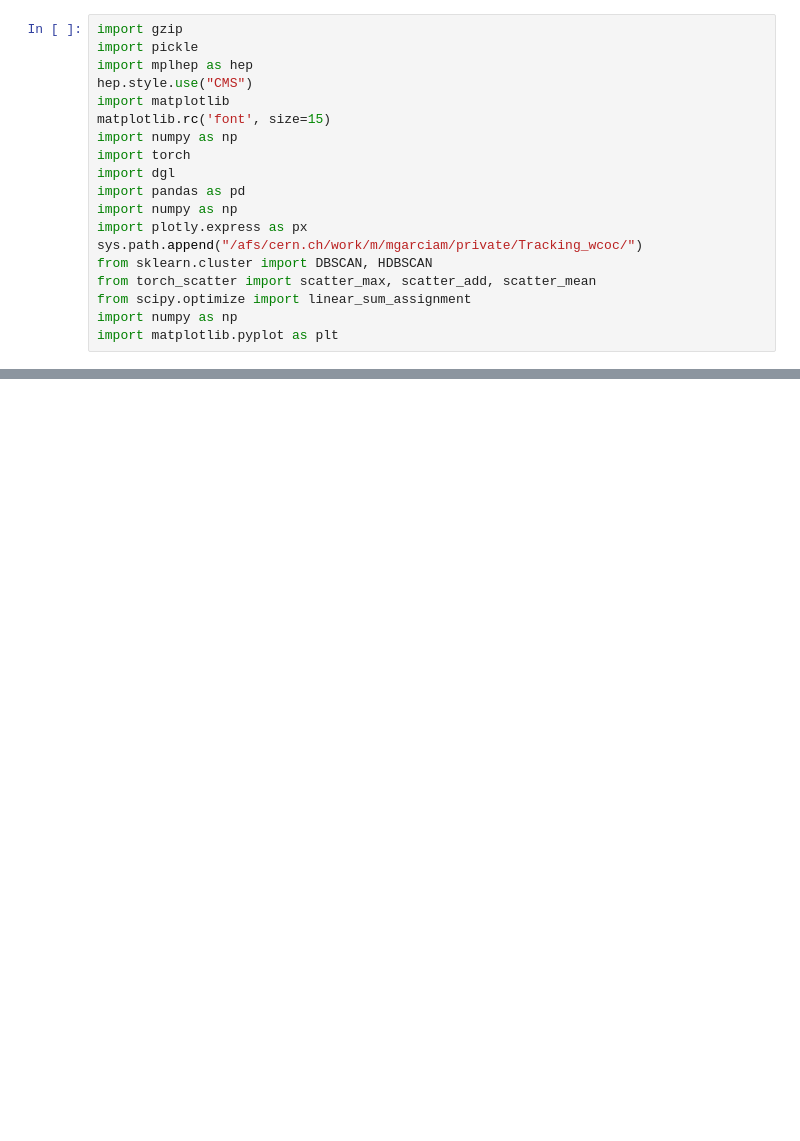
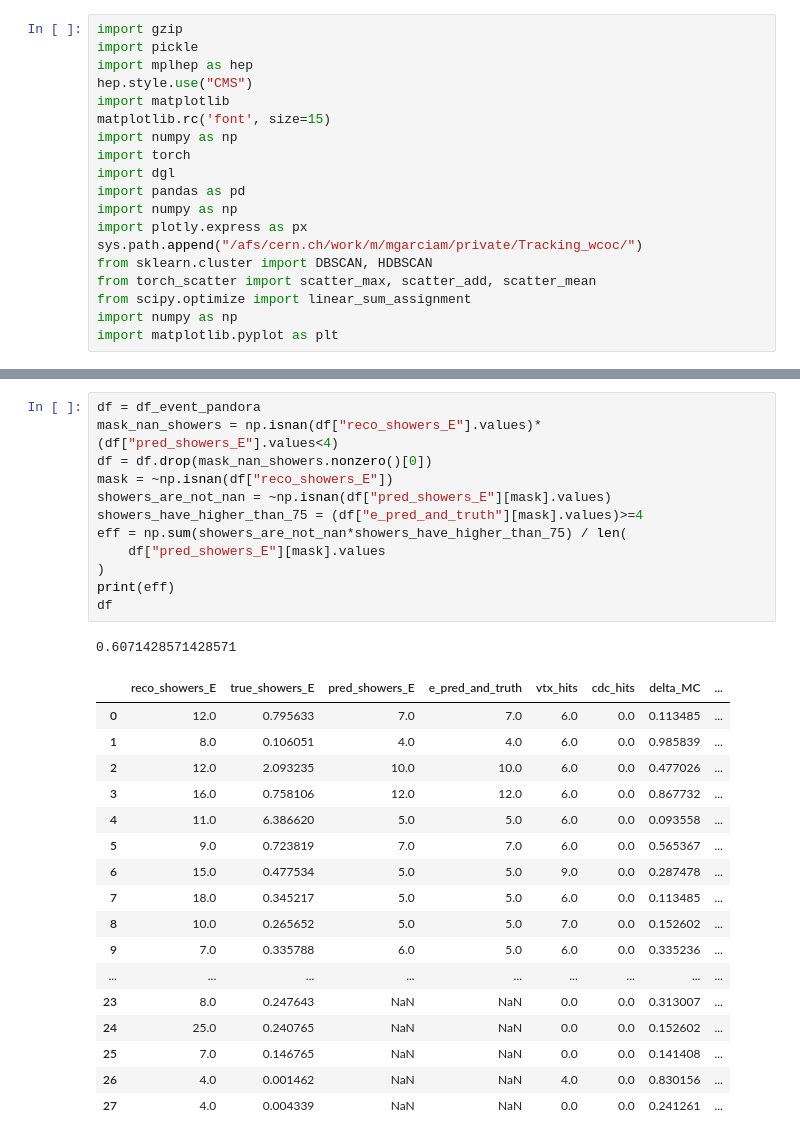
Before and after one commit to doloresgarcia/Tracking_DC, a Jupyter notebook: notebook/3_inference_examples.ipynb, the cells around one changed output, grey strips where cells are left out. Saved outputs shown, nothing was run; the diff lists cells and outputs as text; blank space fills up the shorter version.

```diff
--- a/notebook/3_inference_examples.ipynb
+++ b/notebook/3_inference_examples.ipynb
@@ -610,0 +194,31 @@ def store_image(label=False, cluster = False, pandora = False):
+# %%
+df = df_event_pandora
+mask_nan_showers = np.isnan(df["reco_showers_E"].values)*(df["pred_showers_E"].values<4)
+df = df.drop(mask_nan_showers.nonzero()[0])
+mask = ~np.isnan(df["reco_showers_E"])
+showers_are_not_nan = ~np.isnan(df["pred_showers_E"][mask].values)
+showers_have_higher_than_75 = (df["e_pred_and_truth"][mask].values)>=4
+eff = np.sum(showers_are_not_nan*showers_have_higher_than_75) / len(
+    df["pred_showers_E"][mask].values
+)
+print(eff)
+df
+# %% [output]
+0.6071428571428571
+|  | reco_showers_E | true_showers_E | pred_showers_E | e_pred_and_truth | vtx_hits | cdc_hits | delta_MC | ... |
+| 0 | 12.0 | 0.795633 | 7.0 | 7.0 | 6.0 | 0.0 | 0.113485 | ... |
+| 1 | 8.0 | 0.106051 | 4.0 | 4.0 | 6.0 | 0.0 | 0.985839 | ... |
+| 2 | 12.0 | 2.093235 | 10.0 | 10.0 | 6.0 | 0.0 | 0.477026 | ... |
+| 3 | 16.0 | 0.758106 | 12.0 | 12.0 | 6.0 | 0.0 | 0.867732 | ... |
+| 4 | 11.0 | 6.386620 | 5.0 | 5.0 | 6.0 | 0.0 | 0.093558 | ... |
+| 5 | 9.0 | 0.723819 | 7.0 | 7.0 | 6.0 | 0.0 | 0.565367 | ... |
+| 6 | 15.0 | 0.477534 | 5.0 | 5.0 | 9.0 | 0.0 | 0.287478 | ... |
+| 7 | 18.0 | 0.345217 | 5.0 | 5.0 | 6.0 | 0.0 | 0.113485 | ... |
+| 8 | 10.0 | 0.265652 | 5.0 | 5.0 | 7.0 | 0.0 | 0.152602 | ... |
+| 9 | 7.0 | 0.335788 | 6.0 | 5.0 | 6.0 | 0.0 | 0.335236 | ... |
+| ... | ... | ... | ... | ... | ... | ... | ... | ... |
+| 23 | 8.0 | 0.247643 | NaN | NaN | 0.0 | 0.0 | 0.313007 | ... |
+| 24 | 25.0 | 0.240765 | NaN | NaN | 0.0 | 0.0 | 0.152602 | ... |
+| 25 | 7.0 | 0.146765 | NaN | NaN | 0.0 | 0.0 | 0.141408 | ... |
+| 26 | 4.0 | 0.001462 | NaN | NaN | 4.0 | 0.0 | 0.830156 | ... |
+| 27 | 4.0 | 0.004339 | NaN | NaN | 0.0 | 0.0 | 0.241261 | ... |
```
Also changed, not shown: parts of 71 cells of this notebook, 8 other files.
